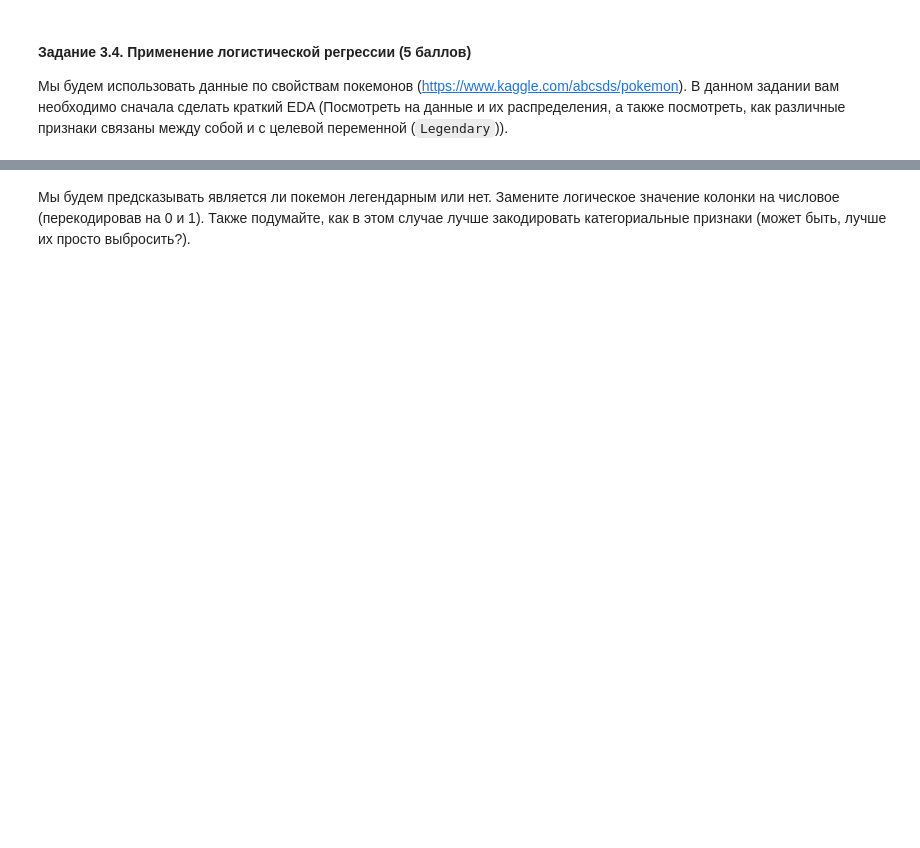
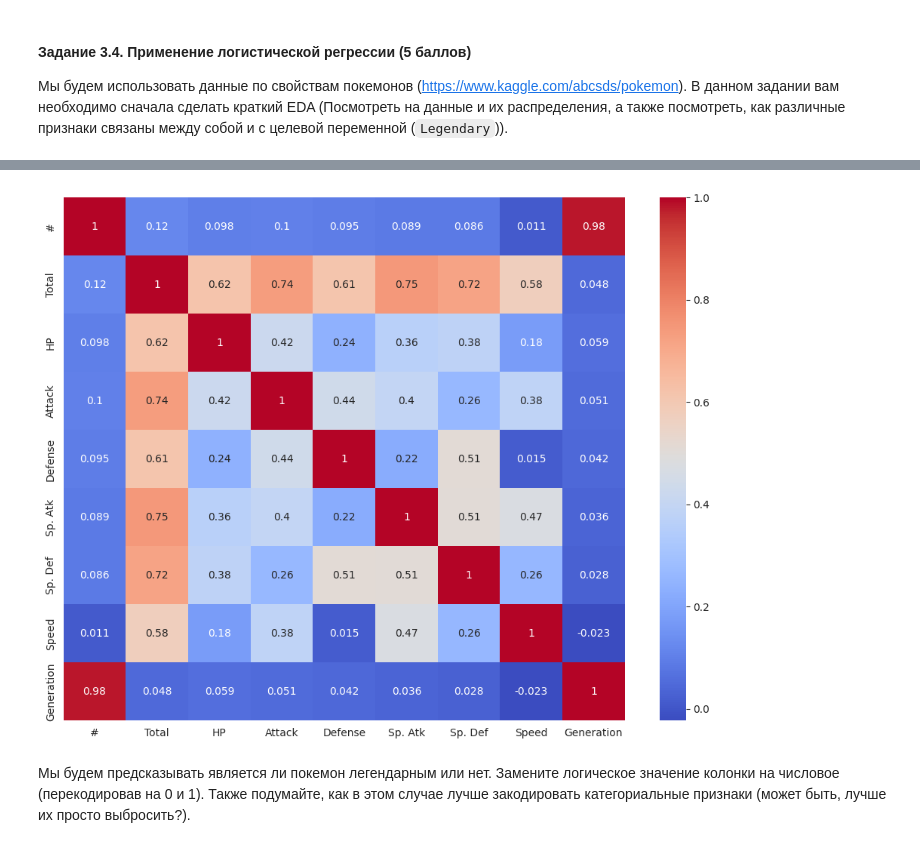
Before and after one commit to danon6868/BI-ml-2024, a Jupyter notebook: lecture_2_linmodels_GD/homework/Linear_models.ipynb, the cells around one changed output, grey strips where cells are left out. Saved outputs shown, nothing was run; the diff lists cells and outputs as text; code cells hidden in the pictures; blank space fills up the shorter version.

```diff
--- a/lecture_2_linmodels_GD/homework/Linear_models.ipynb
+++ b/lecture_2_linmodels_GD/homework/Linear_models.ipynb
@@ -541,2 +681,9 @@ pokemon.head()
+# %%
+numeric_features = pokemon.select_dtypes(include=['int64', 'float64'])
+correlation_matrix = numeric_features.corr()
+sns.heatmap(correlation_matrix, annot=True, cmap='coolwarm')
+plt.show()
+# %% [output]
+[figure, added]
 # %% [markdown]
 Мы будем предсказывать является ли покемон легендарным или нет. Замените логическое значение колонки на числовое (перекодировав на 0 и 1). Также подумайте, как в этом случае лучше закодировать категориальные признаки (может быть, лучше их просто выбросить?).
```
Also changed, not shown: parts of 26 cells of this notebook.
